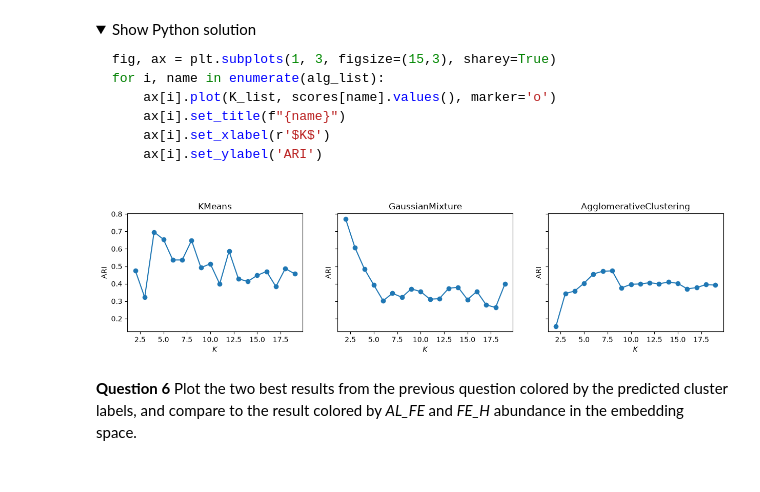
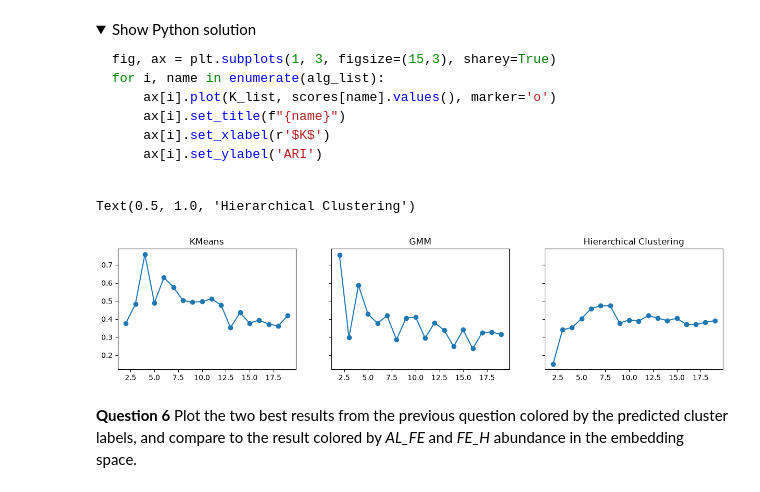
Before and after one commit to erialc-cal/Unsupervised-Learning, a Jupyter notebook: notebooks/03_clustering_mixture_models_in_python_student.ipynb, the cells around one changed output. Saved outputs shown, nothing was run; the diff lists cells and outputs as text; code cells hidden in the pictures; folded sections open.

```diff
--- a/notebooks/03_clustering_mixture_models_in_python_student.ipynb
+++ b/notebooks/03_clustering_mixture_models_in_python_student.ipynb
@@ -46,3 +71,7 @@ astro_data.head()
+# %%
+astro_data.shape
+X_tr = astro_data[astro_data['split']=='Train'].iloc[:, :-1].values
+X_te = astro_data[astro_data['split']=='Test'].iloc[:, :-1].values
 # %% [markdown]
 <details>
 <summary>Show Python solution</summary>
@@ -204,7 +319,31 @@ ax[2].scatter(Z_tr[:,0], Z_tr[:, 1], c=gmm_5.predict(X_tr))
 # %% [markdown]
 **Question 5** Use the ARI-based generalizability criterion studied in Lab 2 to choose $K$ for the clustering algorithm (external validation). Keep the two best results.
 # %%
+from sklearn.base import clone
+from sklearn.ensemble import RandomForestClassifier
+from sklearn.metrics import adjusted_rand_score
 # Your code here
+ari_km, ari_gmm, ari_ac = [], [], []
+K = np.arange(2, 20)
+for k in K:
+    model = KMeans(n_clusters=k)
+    clf = RandomForestClassifier()
+    z_tr = clone(model).fit(X_tr).predict(X_tr)
+    z_te = clone(model).fit(X_te).predict(X_te)
+    y_te = clone(clf).fit(X_tr, z_tr).predict(X_te)
+    ari_km.append(adjusted_rand_score(z_te, y_te))
+
+    model = AgglomerativeClustering(n_clusters=k)
+    z_tr = clone(model).fit_predict(X_tr)
+    z_te = clone(model).fit_predict(X_te)
+    y_te = clone(clf).fit(X_tr, z_tr).predict(X_te)
+    ari_ac.append(adjusted_rand_score(z_te, y_te))
+
+    model = GaussianMixture(n_components=k)
+    z_tr = clone(model).fit_predict(X_tr)
+    z_te = clone(model).fit_predict(X_te)
+    y_te = clone(clf).fit(X_tr, z_tr).predict(X_te)
+    ari_gmm.append(adjusted_rand_score(z_te, y_te))
 # %% [markdown]
 <details>
 <summary>Show Python solution</summary>
@@ -258,8 +397,16 @@ for i, name in enumerate(alg_list):
 
 </details>
 # %%
+fig,ax =plt.subplots(1, 3, figsize=(15,3), sharey=True)
+ax[0].plot(K, ari_km, marker='o')
+ax[0].set_title('KMeans')
+ax[1].plot(K, ari_gmm, marker='o')
+ax[1].set_title('GMM')
+ax[2].plot(K, ari_ac, marker='o')
+ax[2].set_title('Hierarchical Clustering')
 # %% [output]
+Text(0.5, 1.0, 'Hierarchical Clustering')
-[figure, old version]
+[figure, new version]
 # %% [markdown]
 **Question 6** Plot the two best results from the previous question colored by the predicted cluster labels, and compare to the result colored by *AL_FE* and *FE_H* abundance in the embedding space.
 # %%
```
Also changed, not shown: parts of 17 cells of this notebook.
